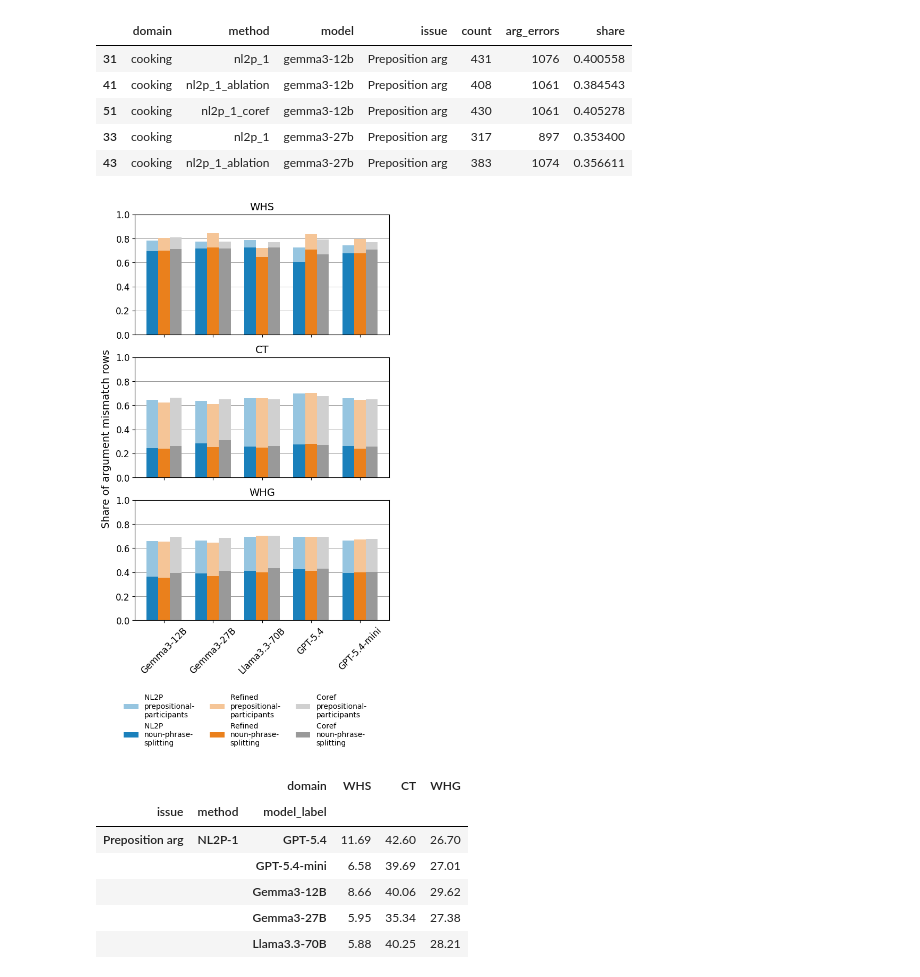
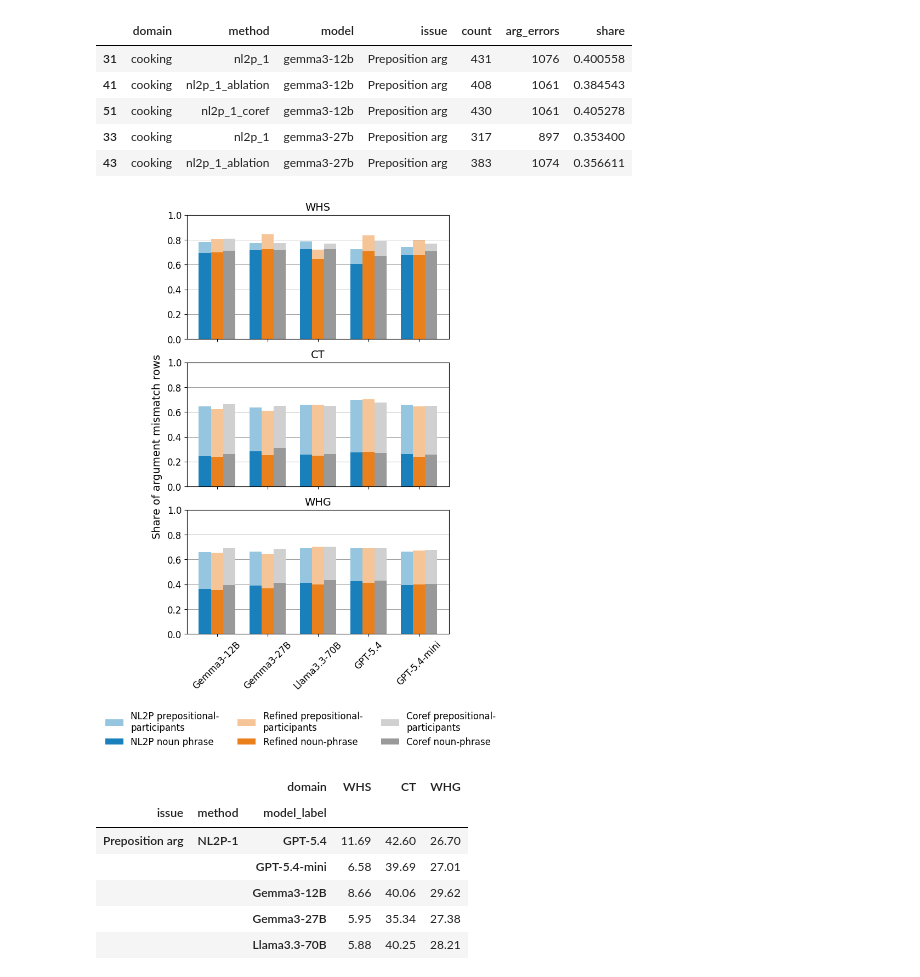
Before and after one commit to utop1an/llm-action-extraction, a Jupyter notebook: diagnosis/arg_error_composition.ipynb, the cells around one changed output. Saved outputs shown, nothing was run; the diff lists cells and outputs as text; code cells hidden in the pictures.

Commit message:
update plots for paper

```diff
--- a/diagnosis/arg_error_composition.ipynb
+++ b/diagnosis/arg_error_composition.ipynb
@@ -167,14 +167,14 @@ for col_idx, domain in enumerate(DOMAIN_ORDER):
 
 
 LEGEND_LABELS = {
-    ("nl2p_1", "Split head/modifier"): "NL2P \nnoun-phrase-splitting",
-    ("nl2p_1", "Preposition arg"): "NL2P \nprepositional-participants",
+    ("nl2p_1", "Split head/modifier"): "NL2P noun phrase",
+    ("nl2p_1", "Preposition arg"): "NL2P prepositional-\nparticipants",
 
-    ("nl2p_1_ablation", "Split head/modifier"): "Refined \nnoun-phrase-splitting",
-    ("nl2p_1_ablation", "Preposition arg"): "Refined \nprepositional-participants",
+    ("nl2p_1_ablation", "Split head/modifier"): "Refined noun-phrase",
+    ("nl2p_1_ablation", "Preposition arg"): "Refined prepositional-\nparticipants",
 
-    ("nl2p_1_coref", "Split head/modifier"): "Coref \nnoun-phrase-splitting",
-    ("nl2p_1_coref", "Preposition arg"): "Coref \nprepositional-participants",
+    ("nl2p_1_coref", "Split head/modifier"): "Coref noun-phrase",
+    ("nl2p_1_coref", "Preposition arg"): "Coref prepositional-\nparticipants",
 }
 
 handles = []
@@ -188,34 +188,34 @@ for method_key, color in zip(METHOD_ORDER, colors):
                 1,
                 1,
                 facecolor=bar_color,
                 # edgecolor="white",
                 linewidth=0.8,
                 label=LEGEND_LABELS.get(
                     (method_key, issue),
                     f"{METHOD_LABELS[method_key]} - {issue}",
                 ),
             )
         )
 
 # --- Manual Legend Ordering ---
 # The default handles list has 6 items (3 methods x 2 issues).
 # Indices are: 0 (Method1-Issue1), 1 (Method1-Issue2), 2 (Method2-Issue1), etc.
 # Change this list to reorder them however you like:
 manual_order = [1, 0, 3, 2, 5, 4]
 ordered_handles = [handles[i] for i in manual_order]
 
 fig.legend(
     handles=ordered_handles,
     loc="upper center",
     bbox_to_anchor=(0.5, -0.02),
     ncol=3,
     frameon=False,
     fontsize=LEGEND_SIZE,
 )
 
 plt.show()
 # %% [output]
-[figure, old version]
+[figure, new version]
 # %%
 table_source = diag_issue_share_df.assign(
     domain=diag_issue_share_df["domain"].astype(str).map(DOMAIN_LABELS),
```
Also changed, not shown: 1 other file.
